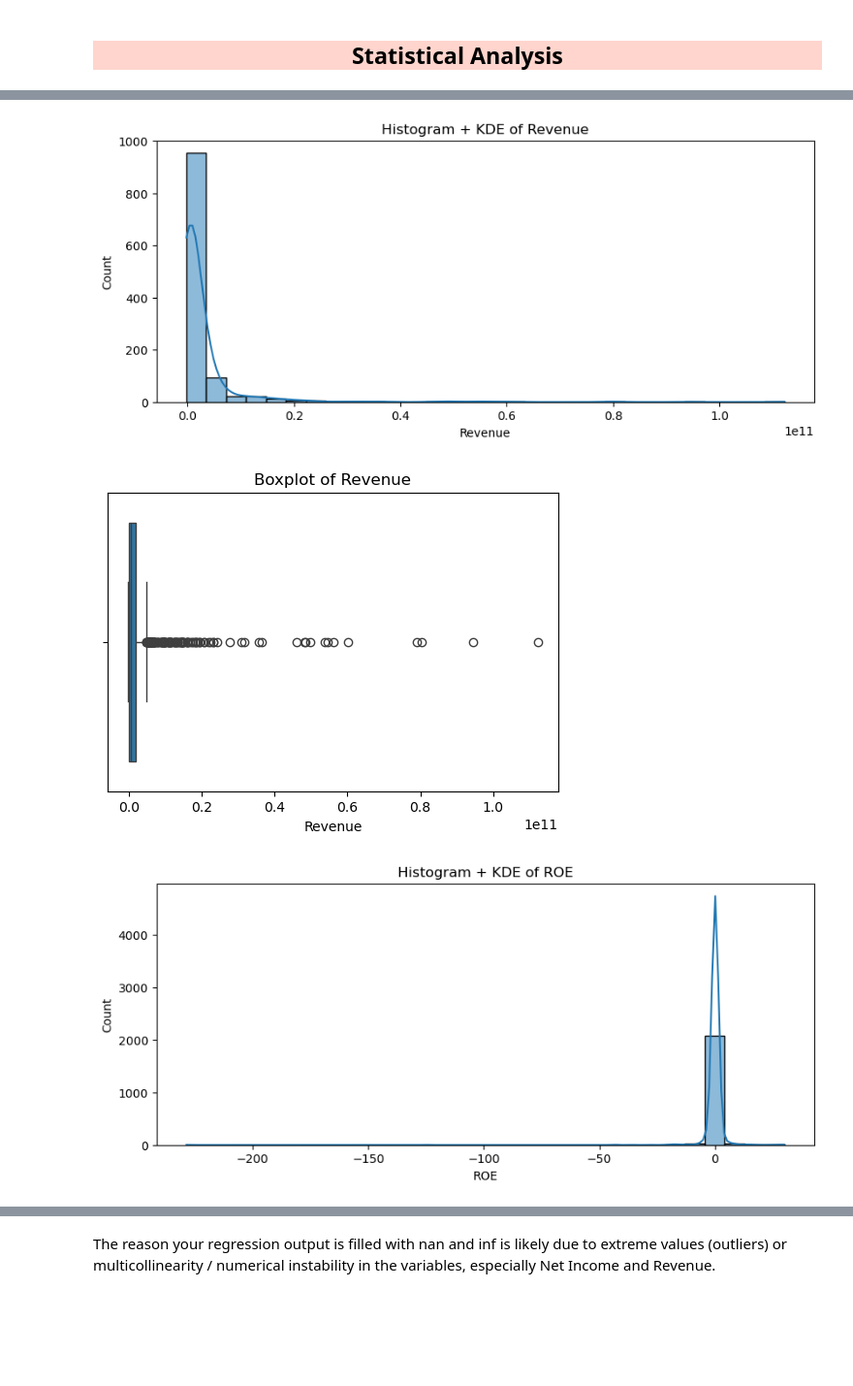
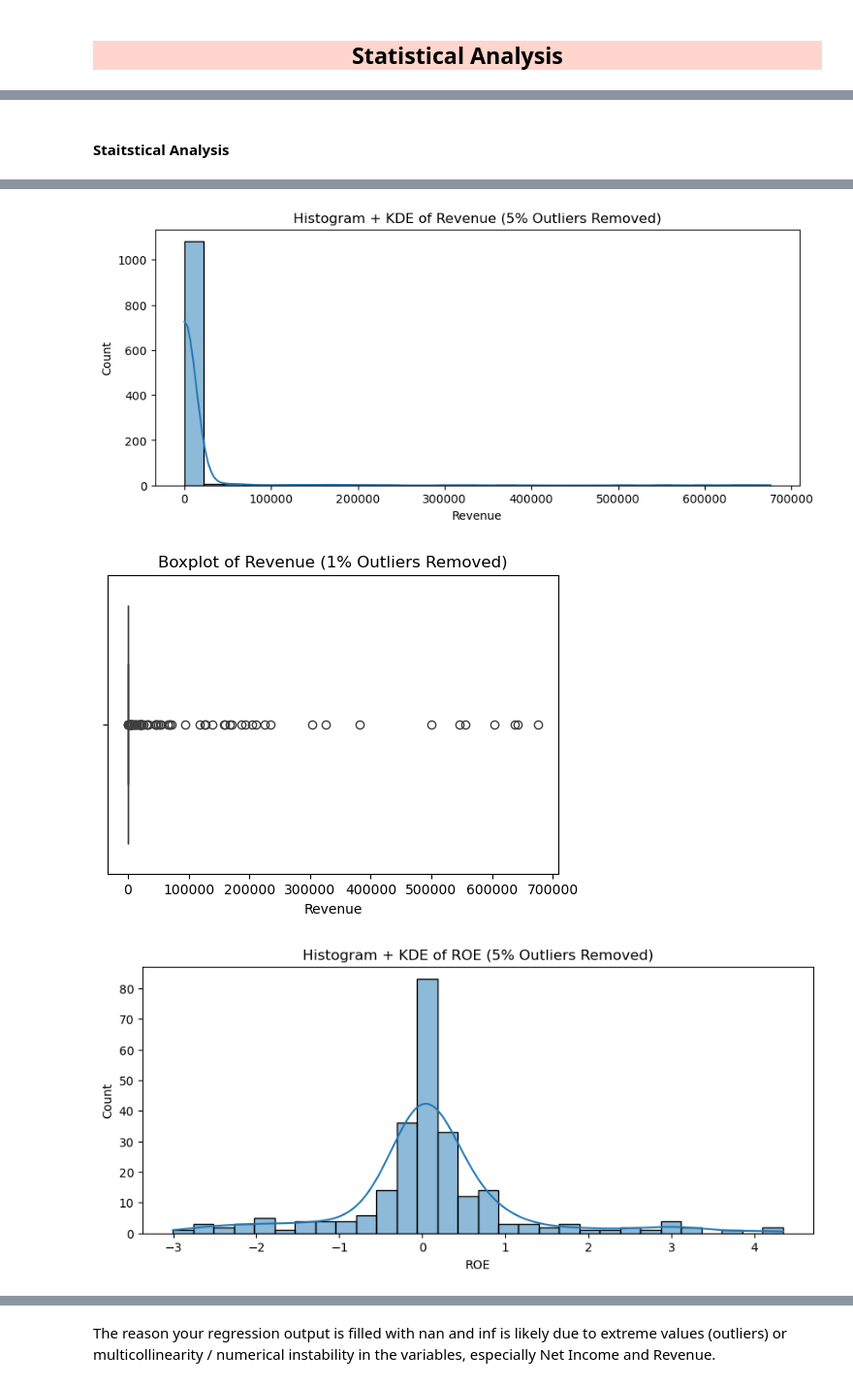
Before and after one commit to NataliaStekolnikova/credit-analysis-dashboard, a Jupyter notebook: notebooks/extracting-financial-10-k-reports-via-sec-edgar-db.ipynb, the cells around one changed output, grey strips where cells are left out. Shown at 97% size. Cells and saved outputs as stored; diff of their text form; code cells hidden in the pictures; blank space fills up the shorter version.

Commit message:
Improving statistical analysis, README.md and requirements.txt

```diff
--- a/notebooks/extracting-financial-10-k-reports-via-sec-edgar-db.ipynb
+++ b/notebooks/extracting-financial-10-k-reports-via-sec-edgar-db.ipynb
@@ -300,0 +275,2 @@ num.describe()
+# %%
+num['value'] = num['value'].fillna(0) * 10**num['dcml'].fillna(0)
@@ -870,7 +835,7 @@ memory usage: 24.0+ MB
 # %%
 edf['ROE'] = edf['Net Income'] / edf['Shareholder Equity'].replace(0, np.nan)
 edf['ROA'] = edf['Net Income'] / edf['Total Assets'].replace(0, np.nan)
-edf['ROI'] = edf['Net Income'] / (edf['Total Assets'] - edf['Accounts Payable (Current)'])
+edf['ROI'] = edf['Net Income'] / (edf['Total Assets'] - edf['Accounts Payable (Current)']).replace(0, np.nan)
 
 edf.info()
 # %% [output]
@@ -1251,17 +1535,32 @@ standard deviation  2.075427e+09  7.926105e+09    6.279344    8.813039
+# %% [markdown]
+#### Staitstical Analysis
 # %%
-# --- Histogram and Boxplot ---
+# --- Histogram and Boxplot with Outlier Removal ---
 for metric in ['Net Income', 'Revenue', 'ROE', 'ROA']:
+    # Remove 1% of outliers
+    lower_bound = edf[metric].quantile(0.05)
+    upper_bound = edf[metric].quantile(0.95)
+    trimmed_data = edf[(edf[metric] >= lower_bound) & (edf[metric] <= upper_bound)][metric].dropna()
+
+    # Plot histogram with KDE
     plt.figure(figsize=(10, 4))
-    sns.histplot(edf[metric].dropna(), kde=True, bins=30)
-    plt.title(f'Histogram + KDE of {metric}')
+    sns.histplot(trimmed_data, kde=True, bins=30)
+    plt.title(f'Histogram + KDE of {metric} (5% Outliers Removed)')
     plt.show()
 
+    # Plot boxplot
     plt.figure(figsize=(6, 4))
-    sns.boxplot(x=edf[metric].dropna())
-    plt.title(f'Boxplot of {metric}')
+    sns.boxplot(x=trimmed_data)
+    plt.title(f'Boxplot of {metric} (1% Outliers Removed)')
     plt.show()
 
-# --- Correlations ---
-print("\nCorrelations between financial metrics:")
-print(edf[['Net Income', 'Revenue', 'ROE', 'ROA']].corr())
+# --- Correlations with Outlier Removal ---
+print("\nCorrelations between financial metrics (5% Outliers Removed):")
+trimmed_edf = edf.copy()
+for metric in ['Net Income', 'Revenue', 'ROE', 'ROA']:
+    lower_bound = edf[metric].quantile(0.01)
+    upper_bound = edf[metric].quantile(0.99)
+    trimmed_edf = trimmed_edf[(trimmed_edf[metric] >= lower_bound) & (trimmed_edf[metric] <= upper_bound)]
+
+print(trimmed_edf[['Net Income', 'Revenue', 'ROE', 'ROA']].corr())
 # %% [output]
@@ -1270,3 +1569,3 @@ print(edf[['Net Income', 'Revenue', 'ROE', 'ROA']].corr())
-[figure, old version]
+[figure, new version]
-[figure, old version]
+[figure, new version]
-[figure, old version]
+[figure, new version]
```
Also changed, not shown: parts of 102 cells of this notebook, 3 other files.
